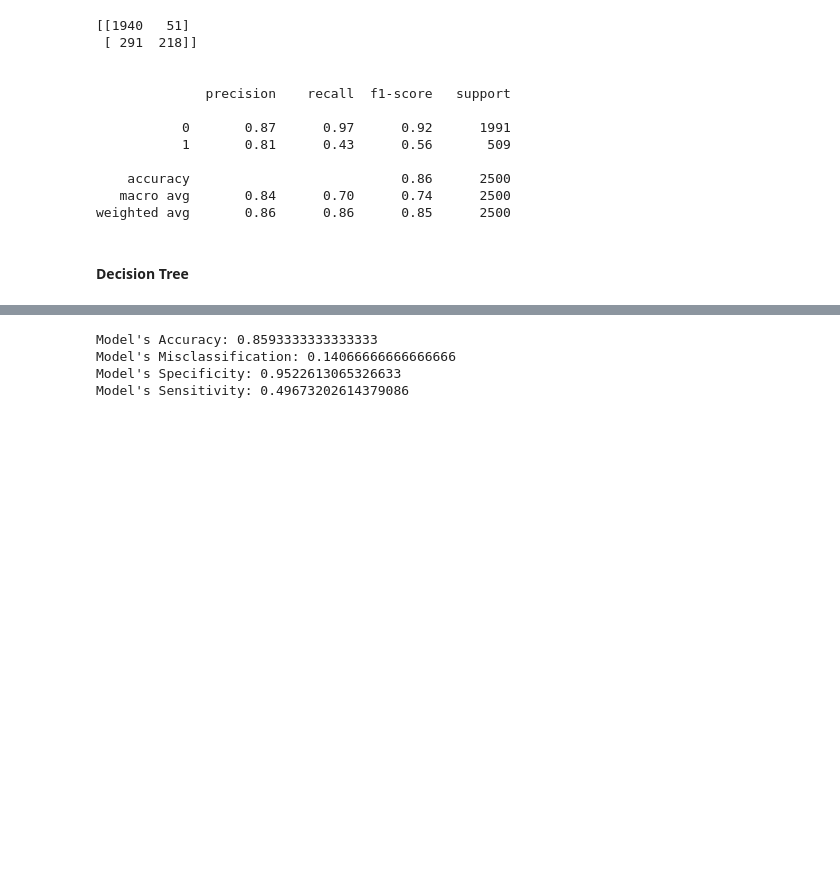
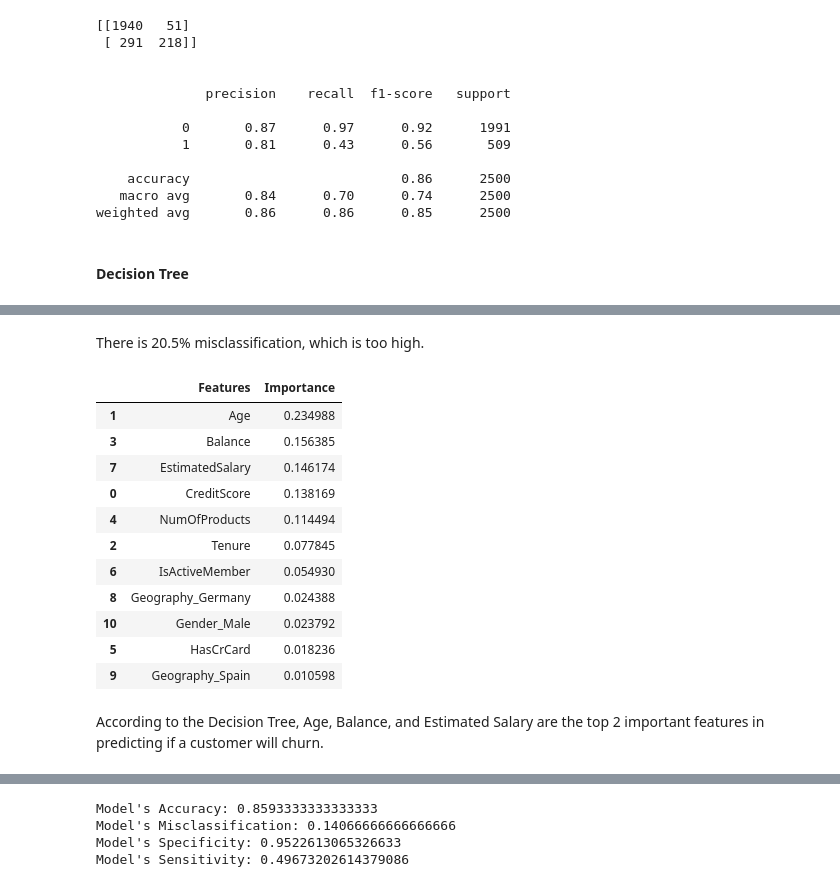
Before and after one commit to AML-final-course-project/SMM284, a Jupyter notebook: customer_churn.ipynb, the cells around one changed output, grey strips where cells are left out. Saved outputs shown, nothing was run; the diff lists cells and outputs as text; code cells hidden in the pictures; blank space fills up the shorter version.

```diff
--- a/customer_churn.ipynb
+++ b/customer_churn.ipynb
@@ -833,0 +820,20 @@ Model's Sensitivity: 0.5065359477124183
+# %% [markdown]
+There is 20.5% misclassification, which is too high.
+# %%
+# Looking at the feature importance
+pd.DataFrame({'Features':X_train.columns, 'Importance': clf.feature_importances_}).sort_values('Importance', ascending=False)
+# %% [output]
+|  | Features | Importance |
+| 1 | Age | 0.234988 |
+| 3 | Balance | 0.156385 |
+| 7 | EstimatedSalary | 0.146174 |
+| 0 | CreditScore | 0.138169 |
+| 4 | NumOfProducts | 0.114494 |
+| 2 | Tenure | 0.077845 |
+| 6 | IsActiveMember | 0.054930 |
+| 8 | Geography_Germany | 0.024388 |
+| 10 | Gender_Male | 0.023792 |
+| 5 | HasCrCard | 0.018236 |
+| 9 | Geography_Spain | 0.010598 |
+# %% [markdown]
+According to the Decision Tree, Age, Balance, and Estimated Salary are the top 2 important features in predicting if a customer will churn.
```
Also changed, not shown: parts of 19 cells of this notebook.
